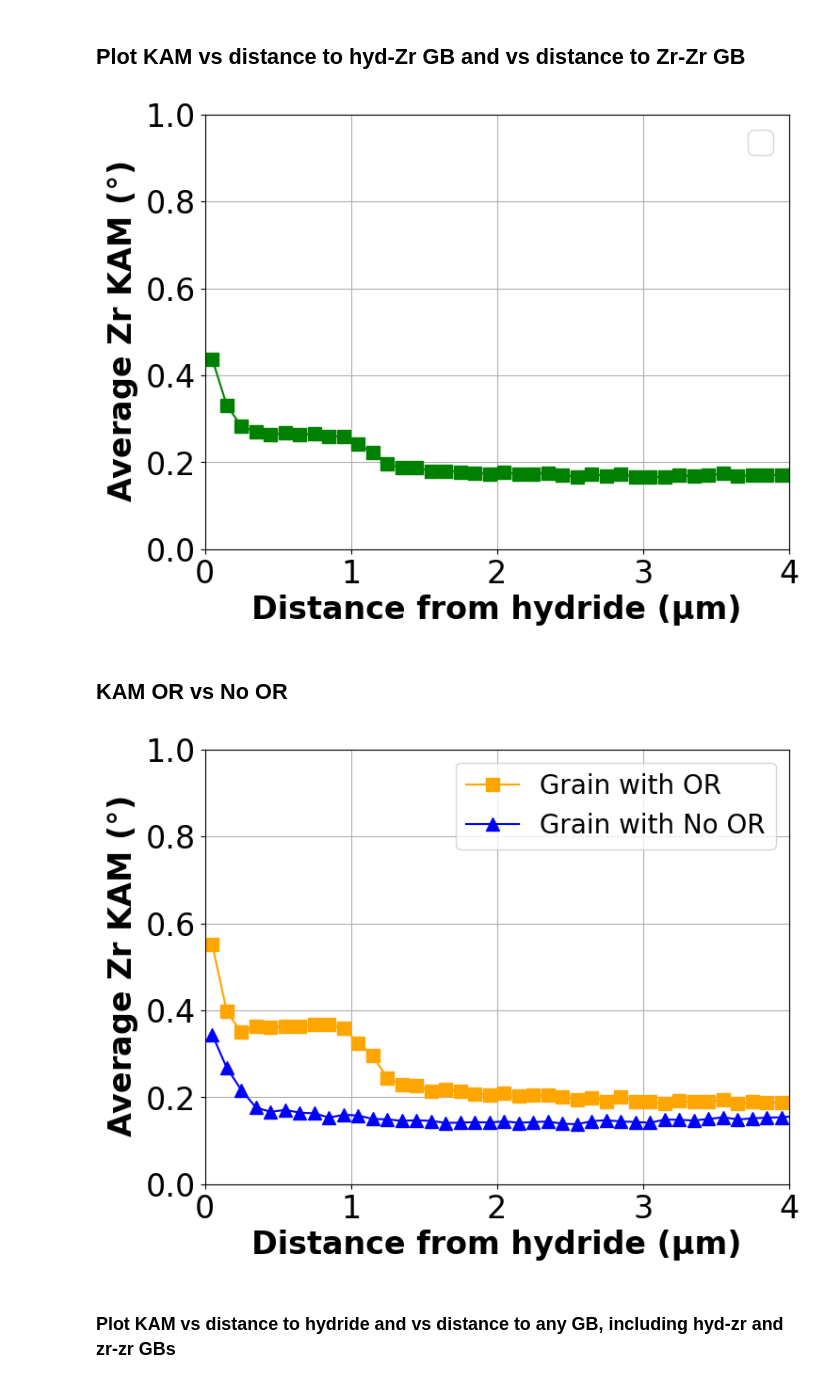
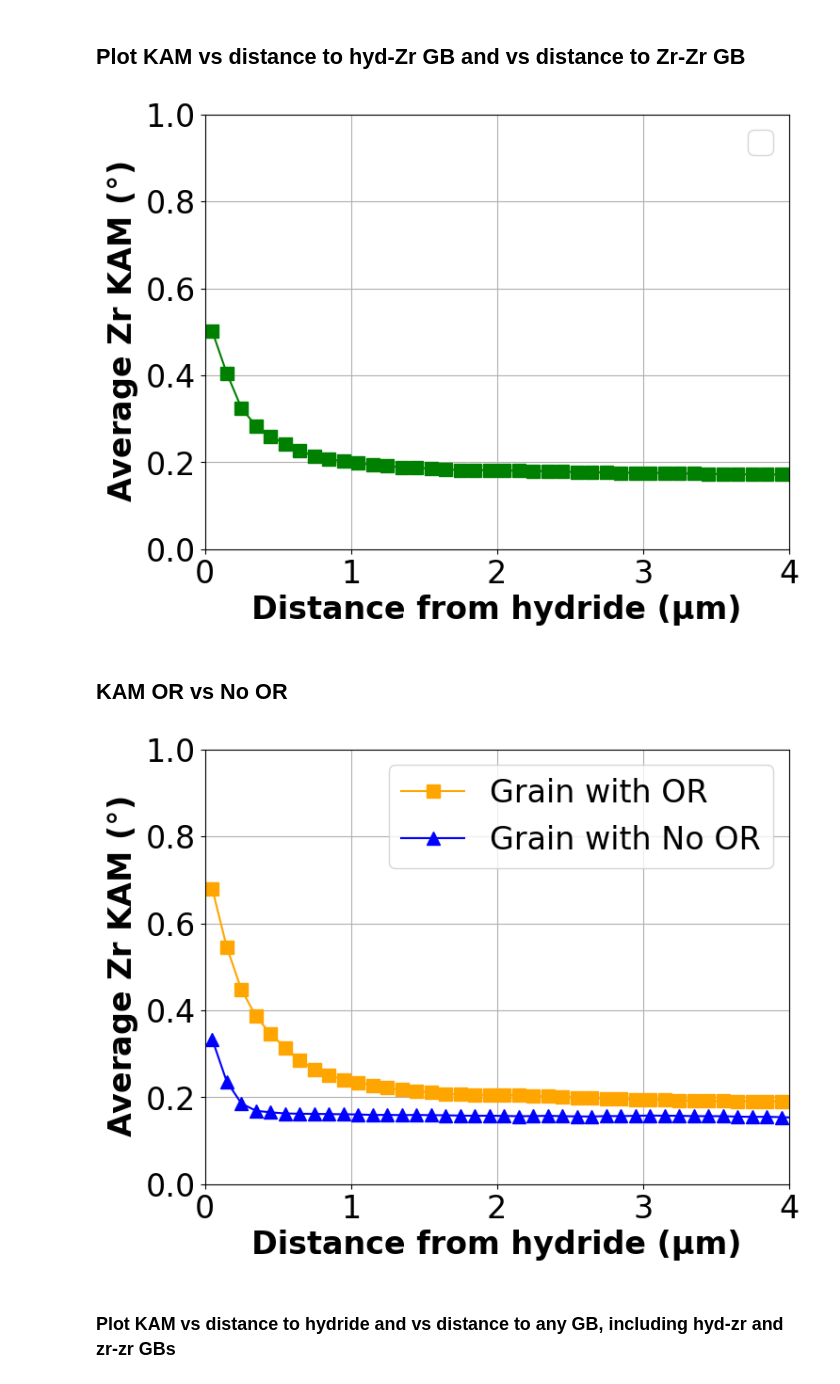
Before and after one commit to zr-midas/3D_characterisation_Zircaloy4, a Jupyter notebook: 3D_charaterisation/KAM_analysis/KAM_vs_distanceGB_hyd.ipynb, the cells around one changed output. Drawn from its saved outputs; the diff is of its cells as text; code cells hidden in the pictures.

Commit message:
improve layout of the graphs

```diff
--- a/3D_charaterisation/KAM_analysis/KAM_vs_distanceGB_hyd.ipynb
+++ b/3D_charaterisation/KAM_analysis/KAM_vs_distanceGB_hyd.ipynb
@@ -12,8 +12,8 @@ from matplotlib.lines import Line2D
 # %%
 small_microstructure = False
 larger_microstructure = False
-section = False
-slice_24 = True
+section = True
+slice_24 = False
 slice_50 = False
 
 file_path = 'E:/Users/lagon/OneDrive - The University of Manchester/Laura Chat/Simulations/KAM_distance_hydride_GB'
@@ -211,7 +211,7 @@ plt.grid(True)
 plt.show()
 plt.show()
 # %% [output]
-[figure, old version]
+[figure, new version]
 # %% [markdown]
 ## KAM OR vs No OR
 # %%
@@ -243,35 +243,35 @@ if section or slice_24 or slice_50:
 
     # Set bins
     bin_width = 0.1
     max_dist = 30.0
     bins = np.arange(0.0, max_dist + bin_width, bin_width)
 
     bin_centers_hydgb_12, bin_means_hydgb_12 = binned_mean(dist_gb_hyd_12, kam_zr_12, bins)
     bin_centers_hydgb_510, bin_means_hydgb_510 = binned_mean(dist_gb_hyd_510, kam_zr_510, bins)
 
     # Remove NaN values
     valid_12 = ~np.isnan(bin_means_hydgb_12)
     valid_510 = ~np.isnan(bin_means_hydgb_510)
 
 
     plt.figure(figsize=(8,6))
     plt.xlabel("Distance from hydride (µm)", fontsize=24, fontweight='bold')
 
     plt.plot(bin_centers_hydgb_12[valid_12], bin_means_hydgb_12[valid_12], marker='s', markersize=10, color='orange',label='Grain with OR')
     plt.plot(bin_centers_hydgb_510[valid_510], bin_means_hydgb_510[valid_510], marker='^',markersize=10, color='blue', label='Grain with No OR')
 
-    plt.legend(fontsize=20)
+    plt.legend(fontsize=24)
 
     plt.ylabel("Average Zr KAM ($\degree$)", fontsize=24, fontweight='bold')
     plt.tick_params(axis='both', which='major', labelsize=24)
 
     plt.xlim([0, 4])
     plt.ylim([0, 1])
     plt.grid(True)
 
     plt.show()
 # %% [output]
-[figure, old version]
+[figure, new version]
 # %% [markdown]
 ### Plot KAM vs distance to hydride and vs distance to any GB, including hyd-zr and zr-zr GBs
 # %%
```
Also changed, not shown: parts of 1 cell of this notebook.
